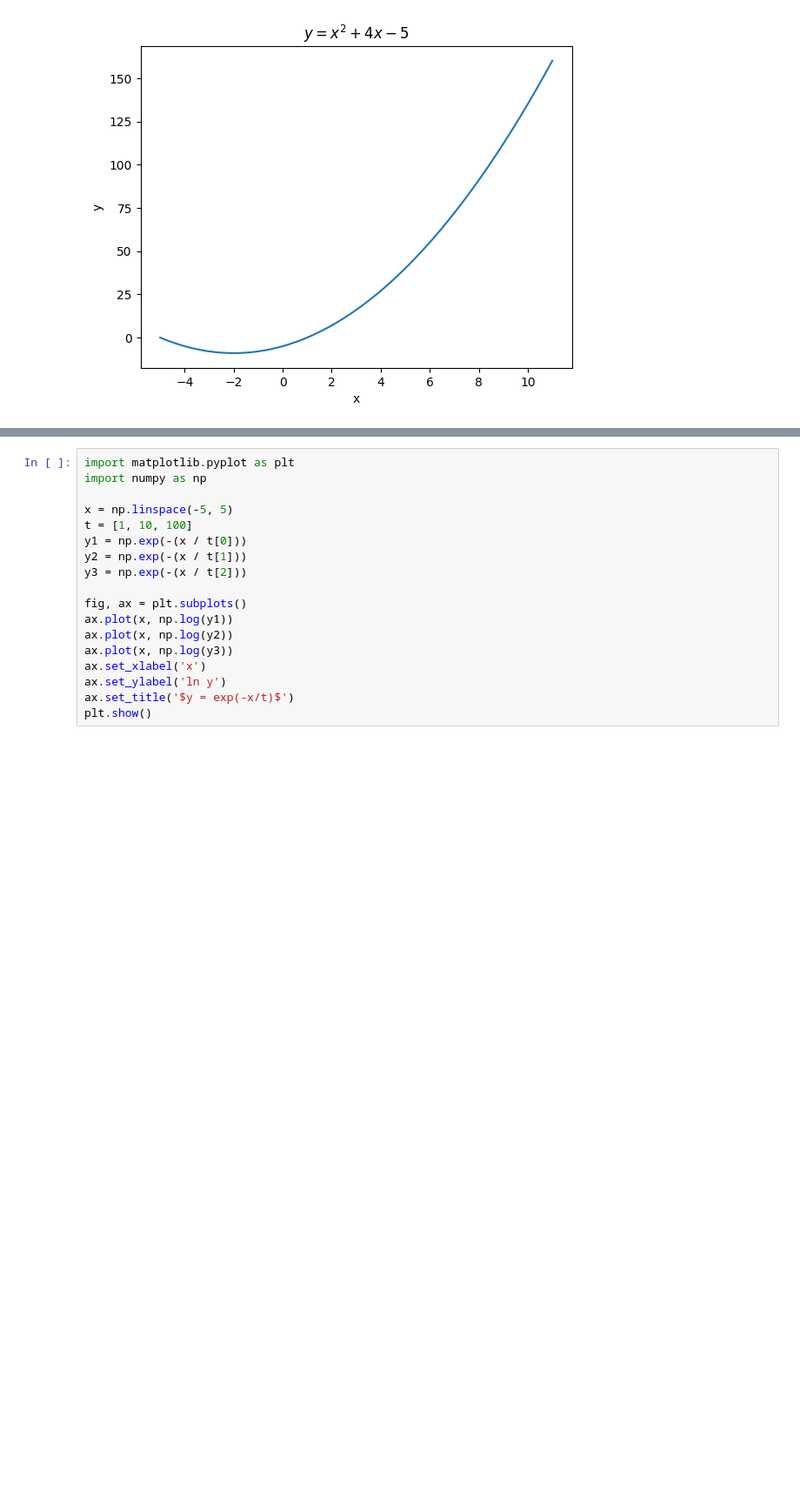
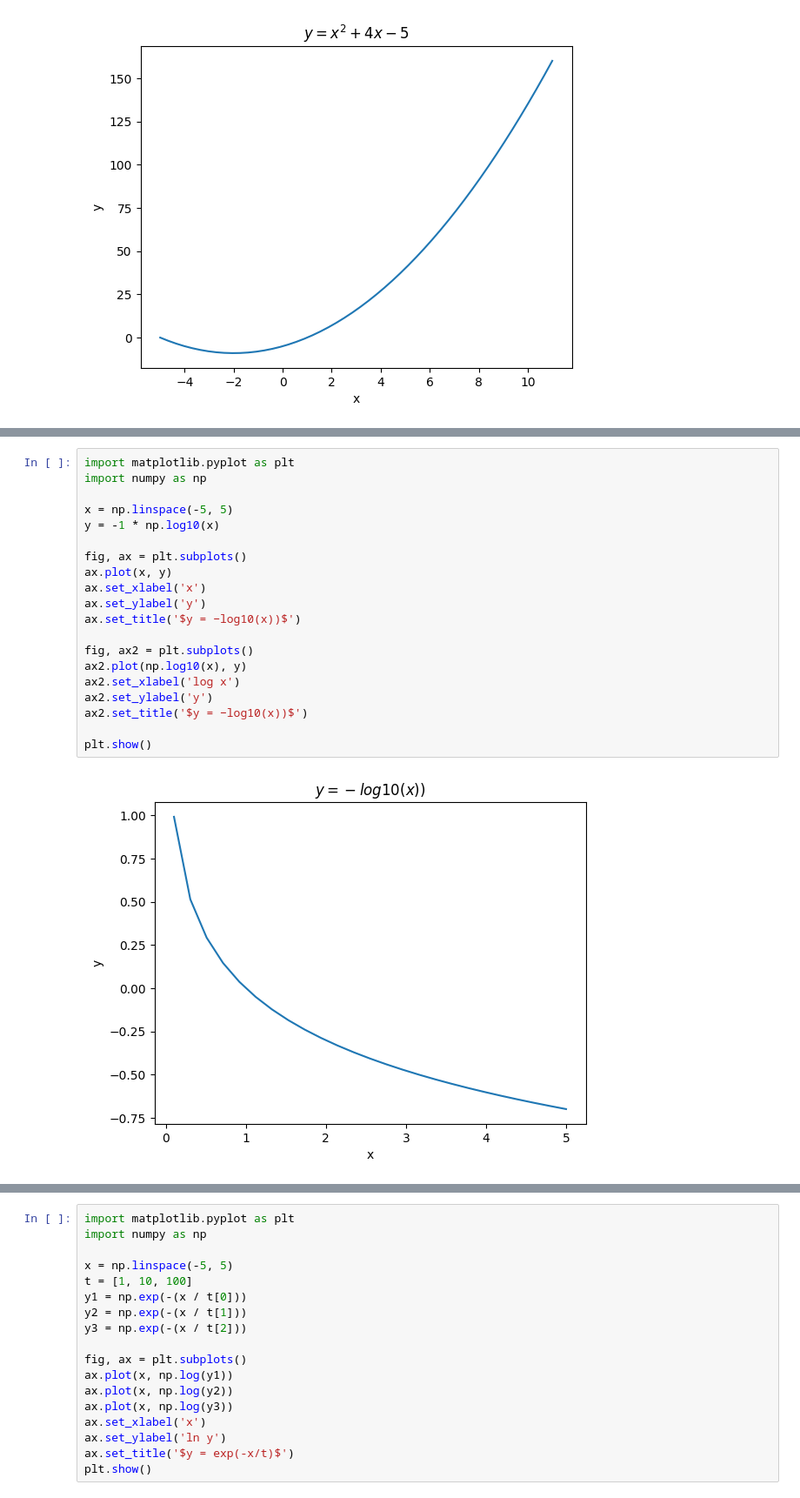
Before and after one commit to GFreesy/Kentech-Kim-Research-Group-, a Jupyter notebook: Monte Carlo simulation/2023_summer_CCP/1_Python_examples/1_plotting data share.ipynb, the cells around one changed output, grey strips where cells are left out. Shown at 87% size. Cells and saved outputs as stored; diff of their text form; blank space fills up the shorter version.

```diff
--- a/Monte Carlo simulation/2023_summer_CCP/1_Python_examples/1_plotting data share.ipynb
+++ b/Monte Carlo simulation/2023_summer_CCP/1_Python_examples/1_plotting data share.ipynb
@@ -100,0 +117,22 @@ plt.show()
+# %%
+import matplotlib.pyplot as plt
+import numpy as np
+
+x = np.linspace(-5, 5)
+y = -1 * np.log10(x)
+
+fig, ax = plt.subplots()
+ax.plot(x, y)
+ax.set_xlabel('x')
+ax.set_ylabel('y')
+ax.set_title('$y = −log10(x))$')
+
+fig, ax2 = plt.subplots()
+ax2.plot(np.log10(x), y)
+ax2.set_xlabel('log x')
+ax2.set_ylabel('y')
+ax2.set_title('$y = −log10(x))$')
+
+plt.show()
+# %% [output]
+[figure, added]
```
Also changed, not shown: parts of 2 cells of this notebook.
